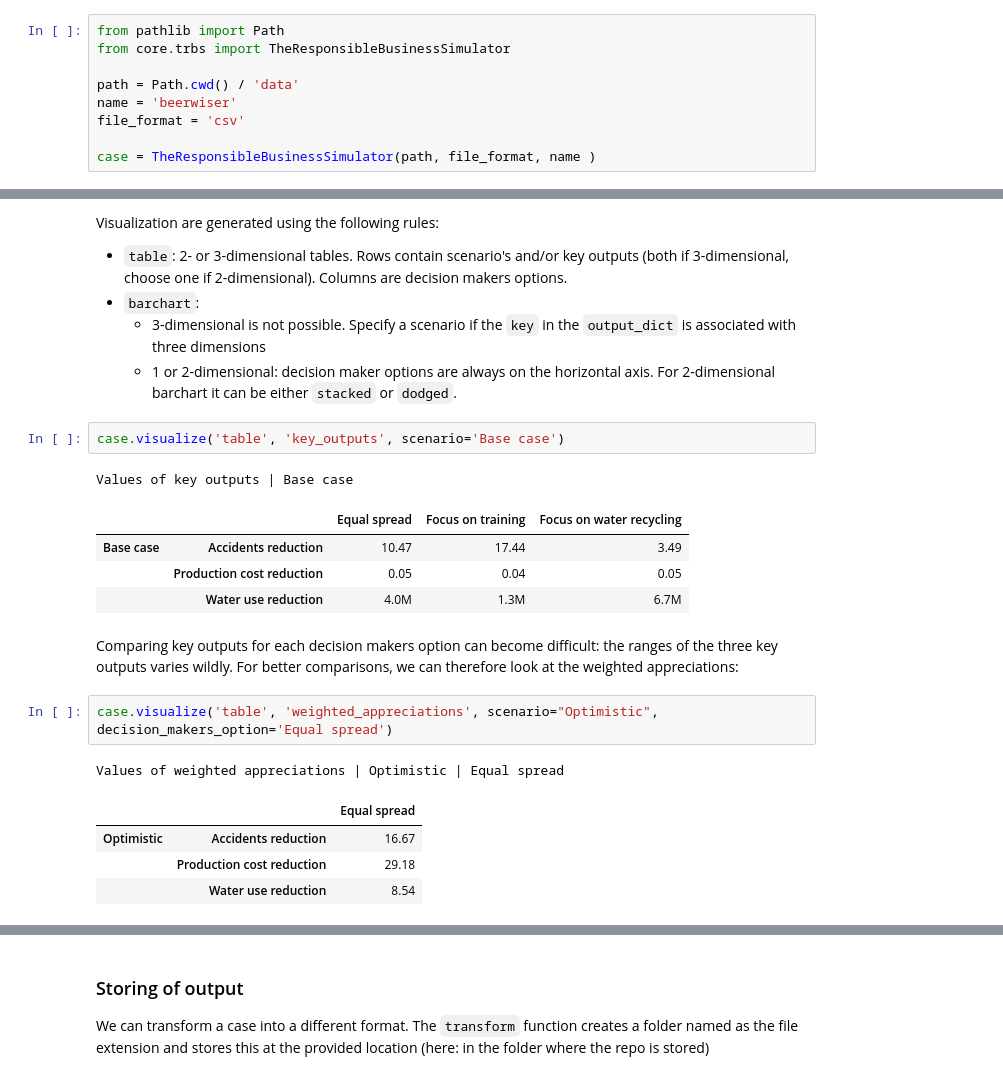
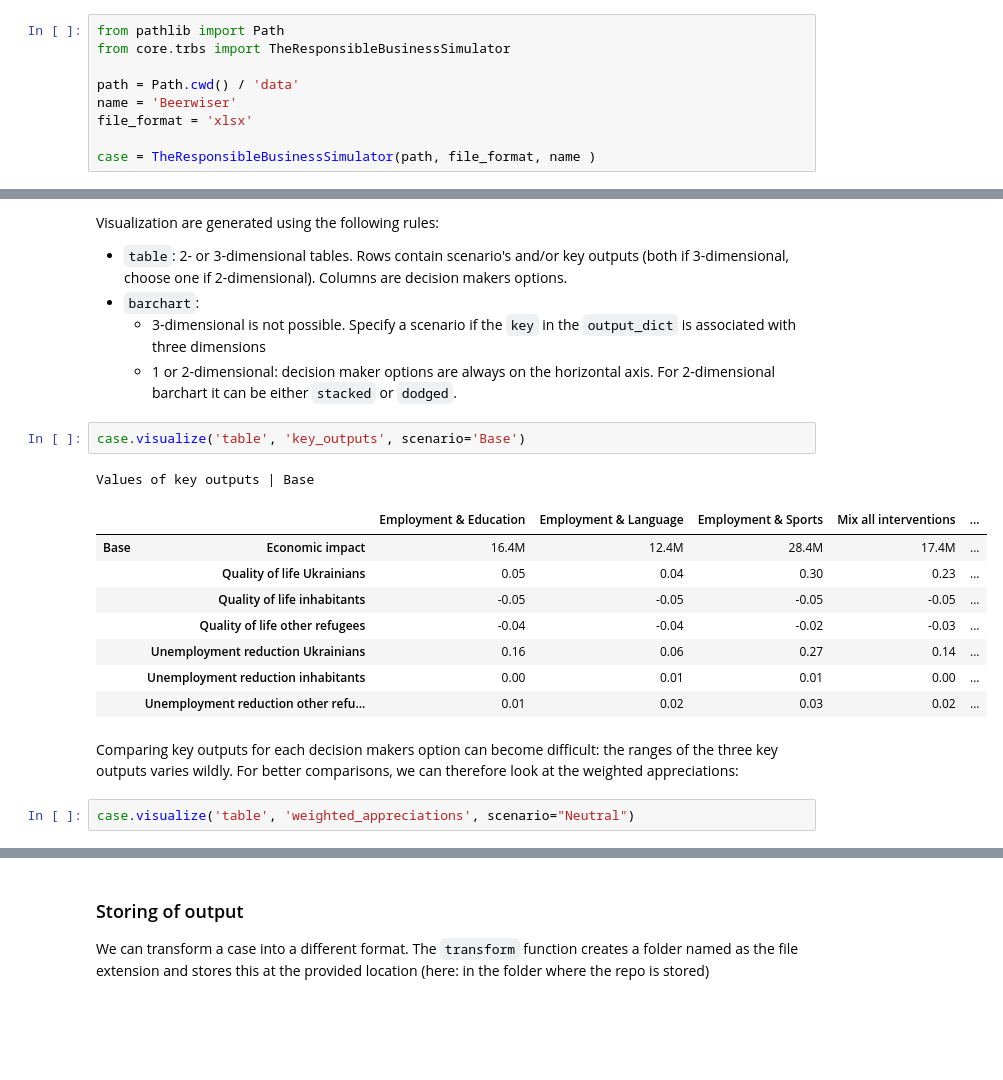
Before and after one commit to MikeVerdaasdonk297/trbs, a Jupyter notebook: model/analyze_case.ipynb, the cells around one changed output, grey strips where cells are left out. Drawn from its saved outputs; the diff is of its cells as text; blank space fills up the shorter version.

```diff
--- a/model/analyze_case.ipynb
+++ b/model/analyze_case.ipynb
@@ -9,8 +9,8 @@ from pathlib import Path
 from core.trbs import TheResponsibleBusinessSimulator
 
 path = Path.cwd() / 'data'
-name = 'beerwiser'
-file_format = 'csv'
+name = 'Beerwiser'
+file_format = 'xlsx'
 
 case = TheResponsibleBusinessSimulator(path, file_format, name )
 # %% [markdown]
@@ -162,22 +170,20 @@ Visualization are generated using the following rules:
     - 3-dimensional is not possible. Specify a scenario if the `key` in the `output_dict` is associated with three dimensions
     - 1 or 2-dimensional: decision maker options are always on the horizontal axis. For 2-dimensional barchart it can be either `stacked` or `dodged`.
 # %%
-case.visualize('table', 'key_outputs', scenario='Base case')
+case.visualize('table', 'key_outputs', scenario='Base')
 # %% [output]
-Values of key outputs | Base case
+Values of key outputs | Base
-|  |  | Equal spread | Focus on training | Focus on water recycling |
-| Base case | Accidents reduction | 10.47 | 17.44 | 3.49 |
-|  | Production cost reduction | 0.05 | 0.04 | 0.05 |
-|  | Water use reduction | 4.0M | 1.3M | 6.7M |
+|  |  | Employment & Education | Employment & Language | Employment & Sports | Mix all interventions | ... |
+| Base | Economic impact | 16.4M | 12.4M | 28.4M | 17.4M | ... |
+|  | Quality of life Ukrainians | 0.05 | 0.04 | 0.30 | 0.23 | ... |
+|  | Quality of life inhabitants | -0.05 | -0.05 | -0.05 | -0.05 | ... |
+|  | Quality of life other refugees | -0.04 | -0.04 | -0.02 | -0.03 | ... |
+|  | Unemployment reduction Ukrainians | 0.16 | 0.06 | 0.27 | 0.14 | ... |
+|  | Unemployment reduction inhabitants | 0.00 | 0.01 | 0.01 | 0.00 | ... |
+|  | Unemployment reduction other refu... | 0.01 | 0.02 | 0.03 | 0.02 | ... |
 # %% [markdown]
 Comparing key outputs for each decision makers option can become difficult: the ranges of the three key outputs varies wildly. For better comparisons, we can therefore look at the weighted appreciations:
 # %%
-case.visualize('table', 'weighted_appreciations', scenario="Optimistic", decision_makers_option='Equal spread')
+case.visualize('table', 'weighted_appreciations', scenario="Neutral")
-# %% [output]
-Values of weighted appreciations | Optimistic | Equal spread
-|  |  | Equal spread |
-| Optimistic | Accidents reduction | 16.67 |
-|  | Production cost reduction | 29.18 |
-|  | Water use reduction | 8.54 |
 # %%
 case.visualize('barchart', 'weighted_appreciations', scenario="Base case")
```
Also changed, not shown: parts of 8 cells of this notebook, 5 other files.
